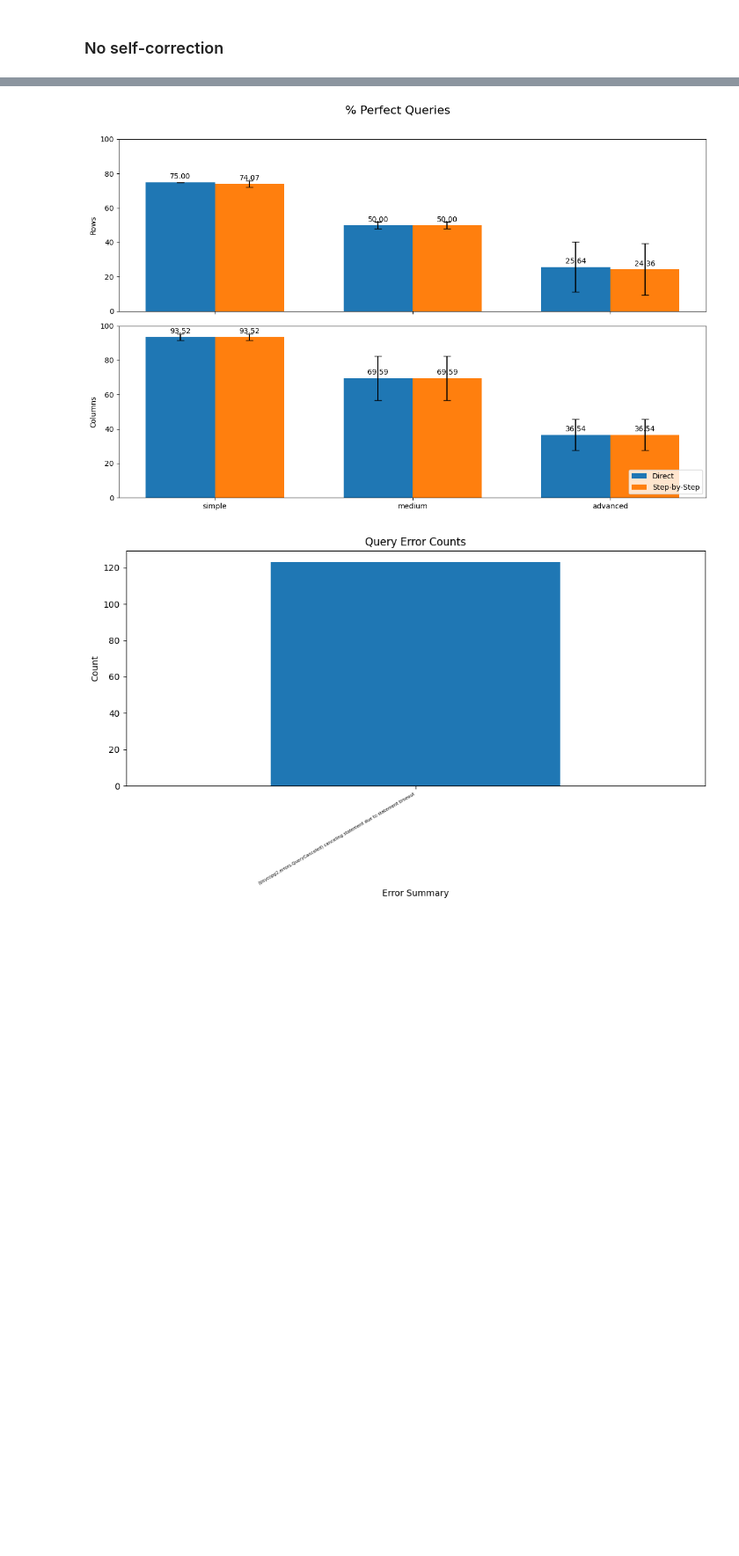
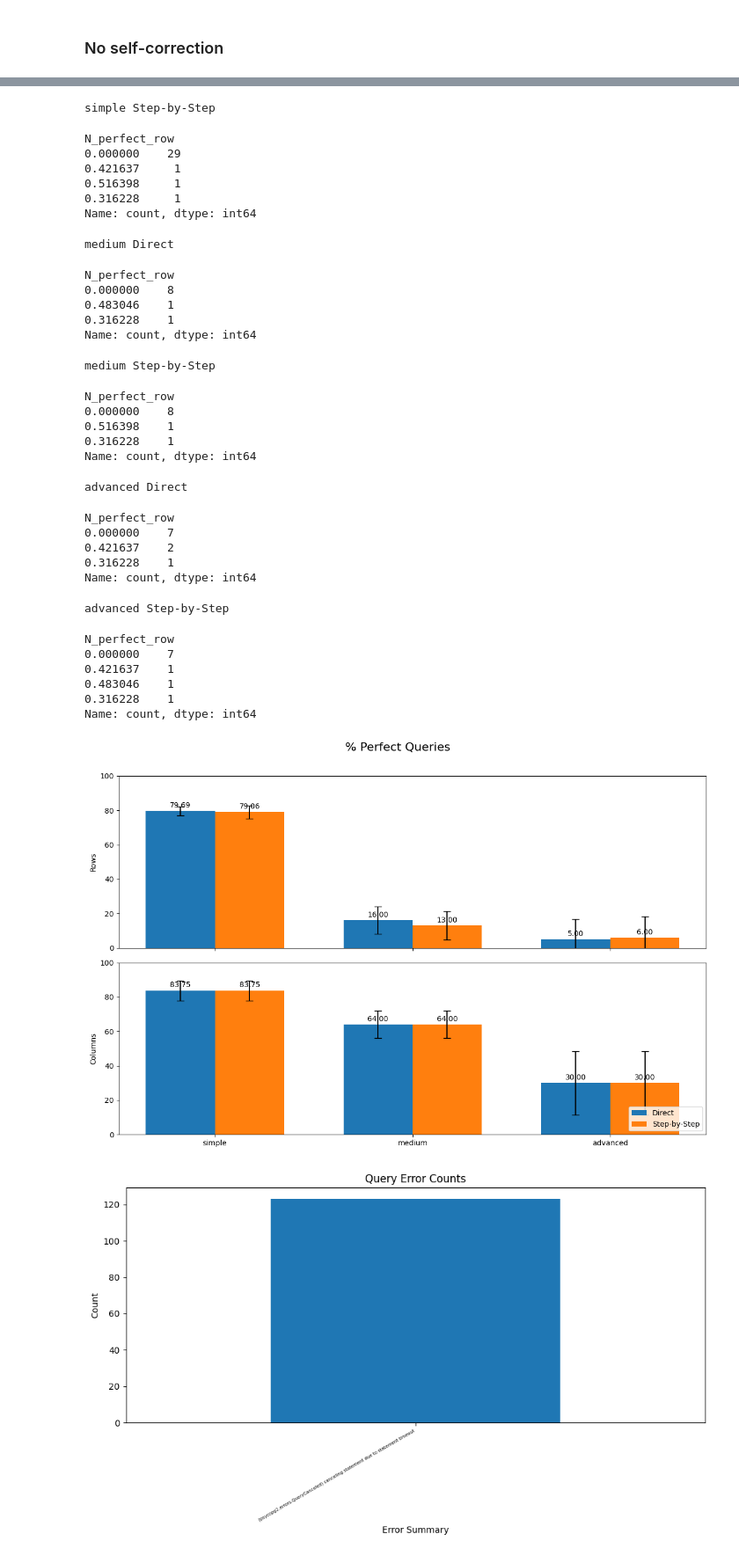
Before and after one commit to SimonSanfeliu/Tesis-Simon-Sanfeliu, a Jupyter notebook: Graphs_v2.ipynb, the cells around one changed output, grey strips where cells are left out. Shown at 88% size. Saved outputs shown, nothing was run; the diff lists cells and outputs as text; code cells hidden in the pictures; blank space fills up the shorter version.

```diff
--- a/Graphs_v2.ipynb
+++ b/Graphs_v2.ipynb
@@ -66,5 +24,0 @@ LIMIT 1000
-# %%
-temp = metrics_step_corr[(metrics_step_corr["query_id"] == 39)]
-for i in range(len(temp)):
-    print(temp.iloc[i]["sql_query"])
-    print("-"*100)
@@ -110,30 +77,34 @@ df_all['label'] = pd.Categorical(df_all['label'], categories=difficulty_order, o
 summary_rows = []
 summary_cols = []
 
-for label in difficulty_order:
+for label in difficulty_order:  # cambiar nombre label a difficulty
     for prompt in ['Direct', 'Step-by-Step']:
-        subset = df_all[(df_all['label'] == label) & (df_all['prompt_type'] == prompt)]
+        # print(label, prompt)
+        subset = df_all[(df_all['gold_difficulty'] == label) & (df_all['prompt_type'] == prompt)]
 
         # ---- Rows ----
-        row_means = subset['N_perfect_row'].mean()
-        row_stds = subset.groupby('query_id')['N_perfect_row'].std().sort_index().mean()
+        row_mean = subset['N_perfect_row'].mean()
+        # row_stds = subset.groupby('query_id')['N_perfect_row'].std().sort_index().mean()
+        row_std = subset.groupby('query_id')['N_perfect_row'].apply(pd.Series.std).mean()
+        # display(subset.groupby('query_id')['N_perfect_row'].apply(pd.Series.std).value_counts())
 
         # ---- Columns ----
-        col_means = subset['N_perfect_col'].mean()
-        col_stds = subset.groupby('query_id')['N_perfect_col'].std().sort_index().mean()
+        col_mean = subset['N_perfect_col'].mean()
+        # col_stds = subset.groupby('query_id')['N_perfect_col'].std().sort_index().mean()
+        col_std = subset.groupby('query_id')['N_perfect_col'].apply(pd.Series.std).mean()
 
         summary_rows.append({
             'label': label,
             'prompt_type': prompt,
-            'mean_row': row_means * 100,
-            'std_row': row_stds * 100
+            'mean_row': row_mean * 100,
+            'std_row': row_std * 100
         })
 
         summary_cols.append({
             'label': label,
             'prompt_type': prompt,
-            'mean_col': col_means * 100,
-            'std_col': col_stds * 100
+            'mean_col': col_mean * 100,
+            'std_col': col_std * 100
         })
 
 # Convert to DataFrames
@@ -196,4 +173,36 @@ plt.show()
+simple Step-by-Step
+N_perfect_row
+0.000000    29
+0.421637     1
+0.516398     1
+0.316228     1
+Name: count, dtype: int64
+medium Direct
+N_perfect_row
+0.000000    8
+0.483046    1
+0.316228    1
+Name: count, dtype: int64
+medium Step-by-Step
+N_perfect_row
+0.000000    8
+0.516398    1
+0.316228    1
+Name: count, dtype: int64
+advanced Direct
+N_perfect_row
+0.000000    7
+0.421637    2
+0.316228    1
+Name: count, dtype: int64
+advanced Step-by-Step
+N_perfect_row
+0.000000    7
+0.421637    1
+0.483046    1
+0.316228    1
+Name: count, dtype: int64
-[figure, old version]
+[figure, new version]
 # %%
 # Apply the transformation
 processed = [
```
Also changed, not shown: parts of 9 cells of this notebook.
